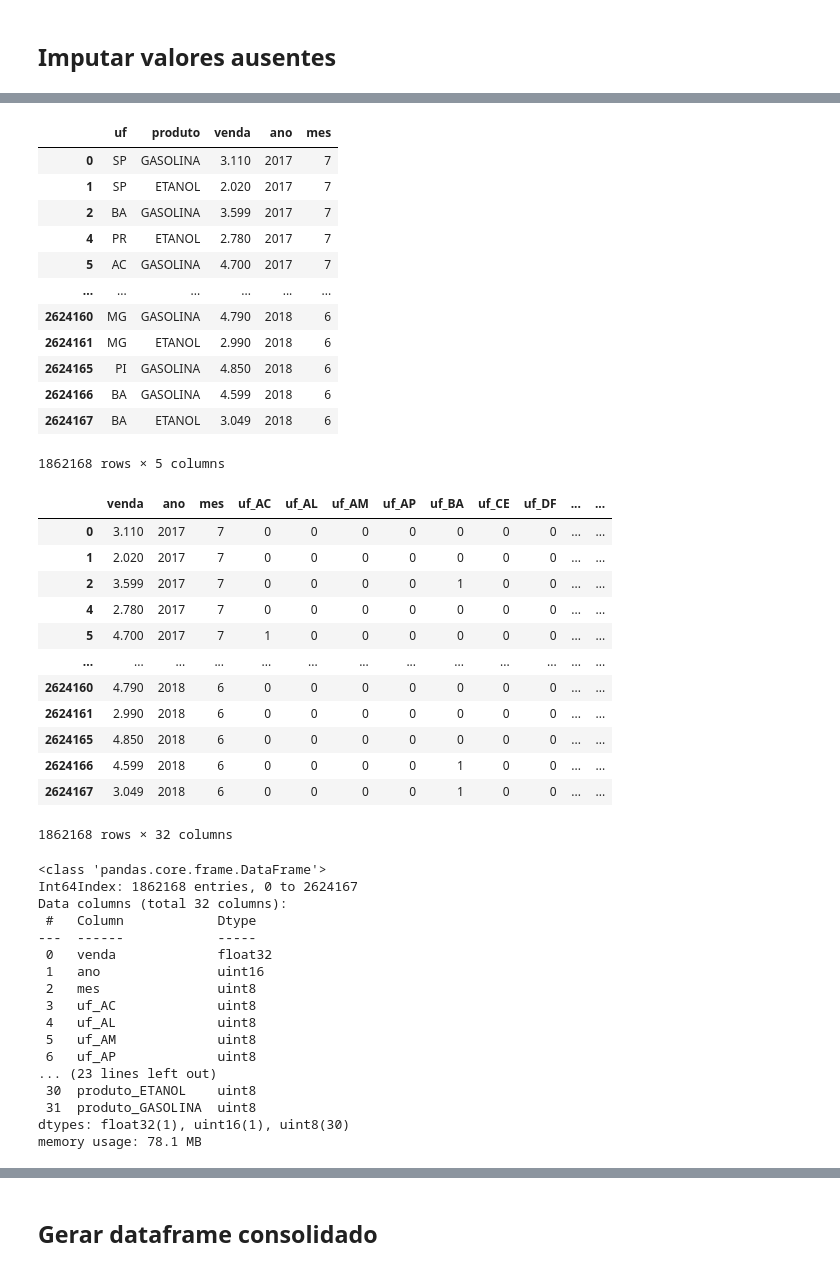
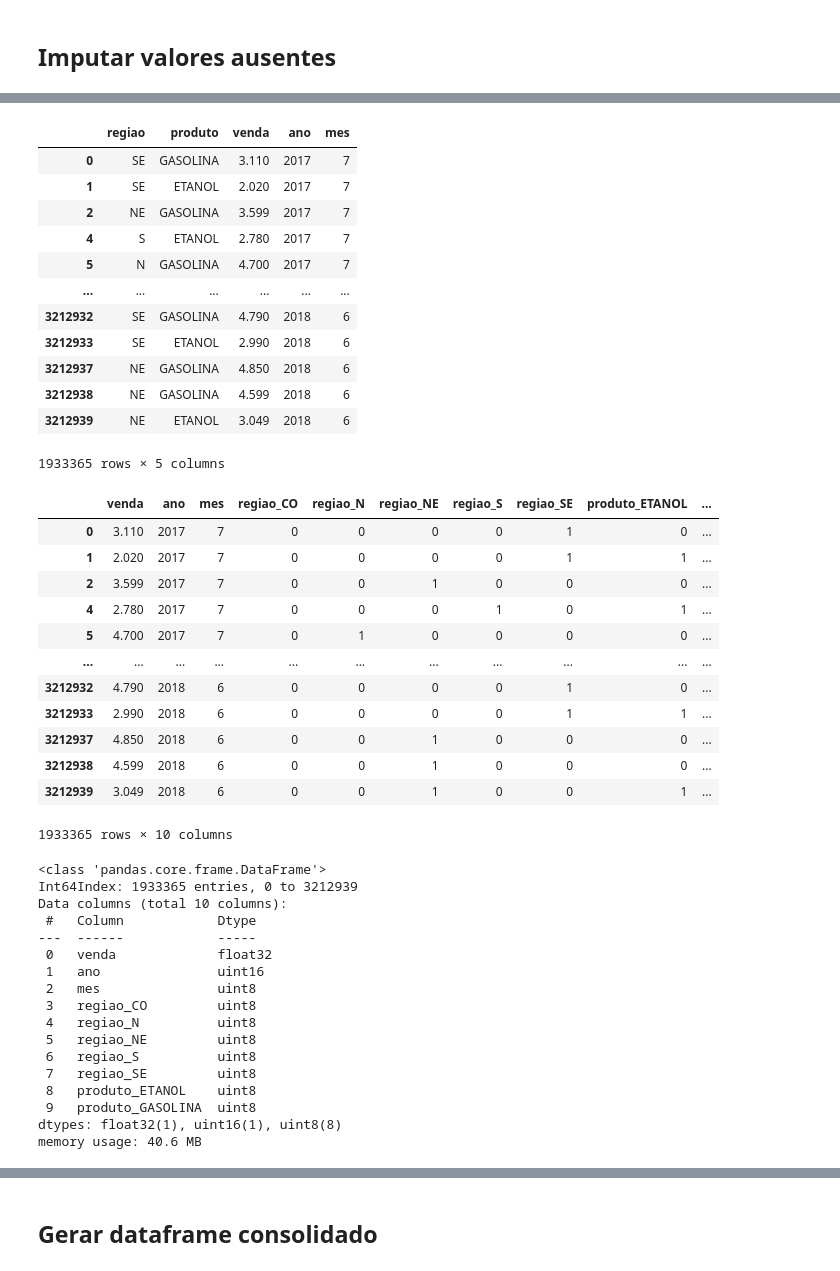
Before and after one commit to hjort/dashboard-combustiveis, a Jupyter notebook: 05-imputacao-dados.ipynb, the cells around one changed output, grey strips where cells are left out. Drawn from its saved outputs; the diff is of its cells as text; code cells hidden in the pictures.

```diff
--- a/05-imputacao-dados.ipynb
+++ b/05-imputacao-dados.ipynb
@@ -2,7 +2,7 @@
 import pandas as pd
 # %%
 # ler os dados do arquivo CSV
-df = pd.read_csv("ge-2017-2022.csv.bz2",
+df = pd.read_csv("ge-2015-2020.csv.bz2",
                  dtype={'regiao': 'category', 'uf': 'category',
                         'municipio': 'category', 'bairro': 'category',
                         'produto': 'category', 'venda': 'float32',
@@ -202,60 +193,60 @@ df3
 # %%
 # remover colunas que serão desprezadas
-df3r = df3.drop(['regiao', 'municipio', 'bairro', 'bandeira', 'revenda', 'compra'], axis=1)
-#df3r = df3.drop(['uf', 'municipio', 'bairro', 'bandeira', 'revenda', 'compra'], axis=1)
+#df3r = df3.drop(['regiao', 'municipio', 'bairro', 'bandeira', 'revenda', 'compra'], axis=1)
+df3r = df3.drop(['uf', 'municipio', 'bairro', 'bandeira', 'revenda', 'compra'], axis=1)
 df3r
 # %% [output]
-|  | uf | produto | venda | ano | mes |
-| 0 | SP | GASOLINA | 3.110 | 2017 | 7 |
-| 1 | SP | ETANOL | 2.020 | 2017 | 7 |
-| 2 | BA | GASOLINA | 3.599 | 2017 | 7 |
-| 4 | PR | ETANOL | 2.780 | 2017 | 7 |
-| 5 | AC | GASOLINA | 4.700 | 2017 | 7 |
+|  | regiao | produto | venda | ano | mes |
+| 0 | SE | GASOLINA | 3.110 | 2017 | 7 |
+| 1 | SE | ETANOL | 2.020 | 2017 | 7 |
+| 2 | NE | GASOLINA | 3.599 | 2017 | 7 |
+| 4 | S | ETANOL | 2.780 | 2017 | 7 |
+| 5 | N | GASOLINA | 4.700 | 2017 | 7 |
 | ... | ... | ... | ... | ... | ... |
-| 2624160 | MG | GASOLINA | 4.790 | 2018 | 6 |
-| 2624161 | MG | ETANOL | 2.990 | 2018 | 6 |
-| 2624165 | PI | GASOLINA | 4.850 | 2018 | 6 |
-| 2624166 | BA | GASOLINA | 4.599 | 2018 | 6 |
-| 2624167 | BA | ETANOL | 3.049 | 2018 | 6 |
+| 3212932 | SE | GASOLINA | 4.790 | 2018 | 6 |
+| 3212933 | SE | ETANOL | 2.990 | 2018 | 6 |
+| 3212937 | NE | GASOLINA | 4.850 | 2018 | 6 |
+| 3212938 | NE | GASOLINA | 4.599 | 2018 | 6 |
+| 3212939 | NE | ETANOL | 3.049 | 2018 | 6 |
-1862168 rows × 5 columns
+1933365 rows × 5 columns
 # %%
 # converter colunas categóricas em numéricas (one-hot encoding)
 df3r = pd.get_dummies(df3r)
 df3r
 # %% [output]
-|  | venda | ano | mes | uf_AC | uf_AL | uf_AM | uf_AP | uf_BA | uf_CE | uf_DF | ... | ... |
-| 0 | 3.110 | 2017 | 7 | 0 | 0 | 0 | 0 | 0 | 0 | 0 | ... | ... |
-| 1 | 2.020 | 2017 | 7 | 0 | 0 | 0 | 0 | 0 | 0 | 0 | ... | ... |
-| 2 | 3.599 | 2017 | 7 | 0 | 0 | 0 | 0 | 1 | 0 | 0 | ... | ... |
-| 4 | 2.780 | 2017 | 7 | 0 | 0 | 0 | 0 | 0 | 0 | 0 | ... | ... |
-| 5 | 4.700 | 2017 | 7 | 1 | 0 | 0 | 0 | 0 | 0 | 0 | ... | ... |
-| ... | ... | ... | ... | ... | ... | ... | ... | ... | ... | ... | ... | ... |
-| 2624160 | 4.790 | 2018 | 6 | 0 | 0 | 0 | 0 | 0 | 0 | 0 | ... | ... |
-| 2624161 | 2.990 | 2018 | 6 | 0 | 0 | 0 | 0 | 0 | 0 | 0 | ... | ... |
-| 2624165 | 4.850 | 2018 | 6 | 0 | 0 | 0 | 0 | 0 | 0 | 0 | ... | ... |
-| 2624166 | 4.599 | 2018 | 6 | 0 | 0 | 0 | 0 | 1 | 0 | 0 | ... | ... |
-| 2624167 | 3.049 | 2018 | 6 | 0 | 0 | 0 | 0 | 1 | 0 | 0 | ... | ... |
+|  | venda | ano | mes | regiao_CO | regiao_N | regiao_NE | regiao_S | regiao_SE | produto_ETANOL | ... |
+| 0 | 3.110 | 2017 | 7 | 0 | 0 | 0 | 0 | 1 | 0 | ... |
+| 1 | 2.020 | 2017 | 7 | 0 | 0 | 0 | 0 | 1 | 1 | ... |
+| 2 | 3.599 | 2017 | 7 | 0 | 0 | 1 | 0 | 0 | 0 | ... |
+| 4 | 2.780 | 2017 | 7 | 0 | 0 | 0 | 1 | 0 | 1 | ... |
+| 5 | 4.700 | 2017 | 7 | 0 | 1 | 0 | 0 | 0 | 0 | ... |
+| ... | ... | ... | ... | ... | ... | ... | ... | ... | ... | ... |
+| 3212932 | 4.790 | 2018 | 6 | 0 | 0 | 0 | 0 | 1 | 0 | ... |
+| 3212933 | 2.990 | 2018 | 6 | 0 | 0 | 0 | 0 | 1 | 1 | ... |
+| 3212937 | 4.850 | 2018 | 6 | 0 | 0 | 1 | 0 | 0 | 0 | ... |
+| 3212938 | 4.599 | 2018 | 6 | 0 | 0 | 1 | 0 | 0 | 0 | ... |
+| 3212939 | 3.049 | 2018 | 6 | 0 | 0 | 1 | 0 | 0 | 1 | ... |
-1862168 rows × 32 columns
+1933365 rows × 10 columns
 # %%
 df3r.info()
 # %% [output]
 <class 'pandas.core.frame.DataFrame'>
-Int64Index: 1862168 entries, 0 to 2624167
-Data columns (total 32 columns):
+Int64Index: 1933365 entries, 0 to 3212939
+Data columns (total 10 columns):
  #   Column            Dtype
 ---  ------            -----
  0   venda             float32
  1   ano               uint16
  2   mes               uint8
- 3   uf_AC             uint8
- 4   uf_AL             uint8
- 5   uf_AM             uint8
- 6   uf_AP             uint8
-... (23 lines left out)
- 30  produto_ETANOL    uint8
- 31  produto_GASOLINA  uint8
-dtypes: float32(1), uint16(1), uint8(30)
-memory usage: 78.1 MB
+ 3   regiao_CO         uint8
+ 4   regiao_N          uint8
+ 5   regiao_NE         uint8
+ 6   regiao_S          uint8
+ 7   regiao_SE         uint8
+ 8   produto_ETANOL    uint8
+ 9   produto_GASOLINA  uint8
+dtypes: float32(1), uint16(1), uint8(8)
+memory usage: 40.6 MB
 # %%
 df3r.corr()
 # %% [output]
```
Also changed, not shown: parts of 21 cells of this notebook, 6 other files.
